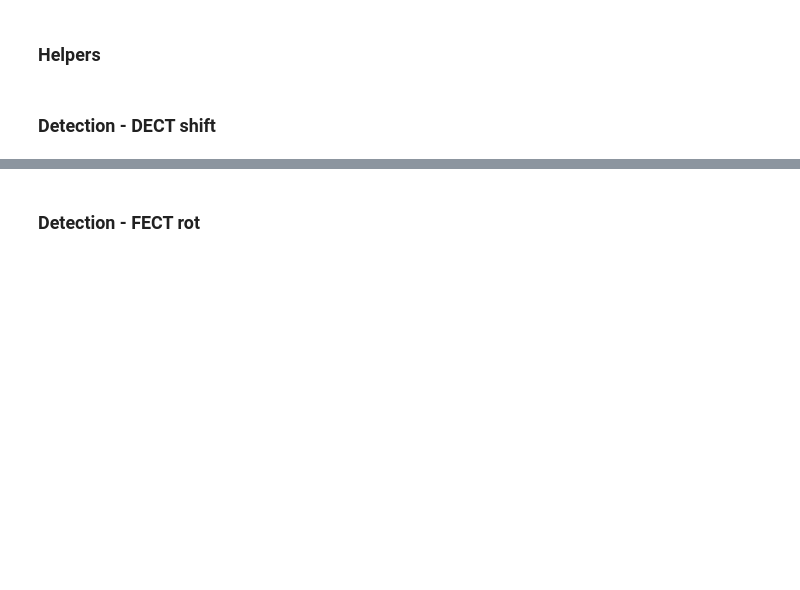
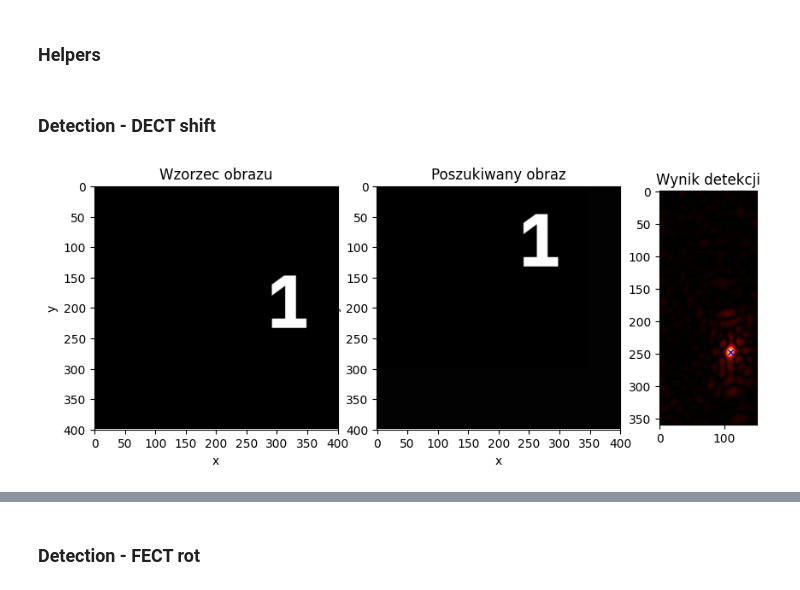
Before and after one commit to mateusz-gluch-student/ECT-tracking, a Jupyter notebook: thesis_images/detection.ipynb, the cells around one changed output, grey strips where cells are left out. Saved outputs shown, nothing was run; the diff lists cells and outputs as text; code cells hidden in the pictures; blank space fills up the shorter version.

```diff
--- a/thesis_images/detection.ipynb
+++ b/thesis_images/detection.ipynb
@@ -99,7 +99,8 @@ def display_detection(template: np.ndarray, image: np.ndarray, result: np.ndarra
         width_ratios=[1, 1, 0.4],
         figsize=(10, 8)
     )
-offset_value_px=0
+
+    ax: Axes = axd["template"]
     ax.imshow(template, cmap=grey)
     ax.set_title("Wzorzec obrazu")
     ax.set_xlabel(CART_XLABEL)
@@ -122,12 +123,12 @@ offset_value_px=0
     ax: Axes = axd["result"]
     ax.imshow(result, cmap=gist_heat)
     ax.set_title("Wynik detekcji")
-    ax.set_xlabel(LOG_RLABEL)
-    ax.set_ylabel(LOG_PLABEL)
-    ax.set_xticks(LOG_RTICKS)
-    ax.set_xticklabels(LOG_RTLABELS)
-    ax.set_yticks(LOG_PTICKS)
-    ax.set_yticklabels(LOG_PTLABELS)
+    # ax.set_xlabel(LOG_RLABEL)
+    # ax.set_ylabel(LOG_PLABEL)
+    # ax.set_xticks(LOG_RTICKS)
+    # ax.set_xticklabels(LOG_RTLABELS)
+    # ax.set_yticks(LOG_PTICKS)
+    # ax.set_yticklabels(LOG_PTLABELS)
 
     maxidx = np.argmax(result)
     maxpt = np.unravel_index(maxidx, result.shape)[::-1]
@@ -158,3 +159,21 @@ offset_value_px=0
     # ax.set_yticklabels(LOG_PTLABELS)
 # %% [markdown]
 ### Detection - DECT shift
+# %%
+tpl_gen = SingleImageGenerator(TEMPLATE_PATH, logpolar=False)
+test_gen = SingleImageGenerator(SHIFTED_PATH, logpolar=False)
+tr = DECTTransformer(Config(offset_value_px=1, antialias_factors=[0,0]), (360,150))
+m = NaiveMatcher(thresh=THRESH)
+
+# tpl_ect = tr.transform(tpl_gen.generate())
+# m.initialize(tpl_ect)
+
+# test_ect = tr.transform(test_gen.generate())
+# ret = m.match(test_ect)
+
+template = tpl_gen.generate()
+image = test_gen.generate()
+result = center(ret, lambda x: np.abs(np.fft.ifft2(x)))
+display_detection(template, image, result)
+# %% [output]
+[figure, added]
```
Also changed, not shown: parts of 3 cells of this notebook, 5 other files.
